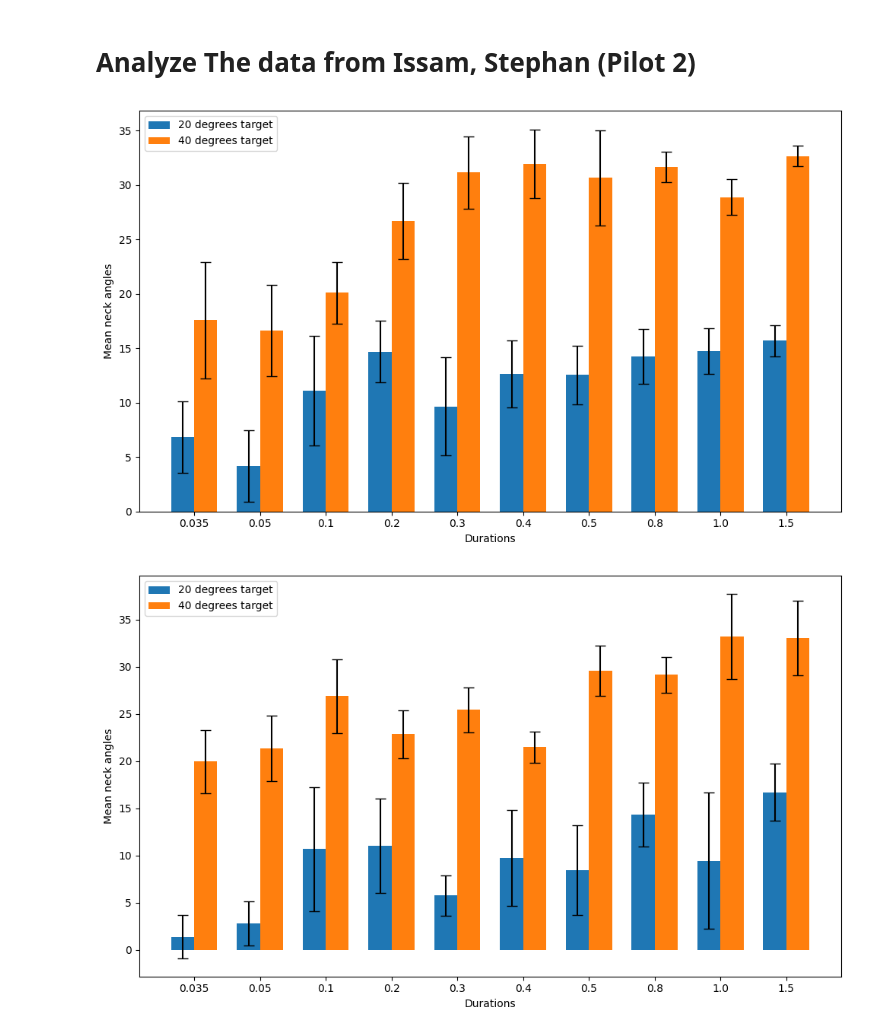
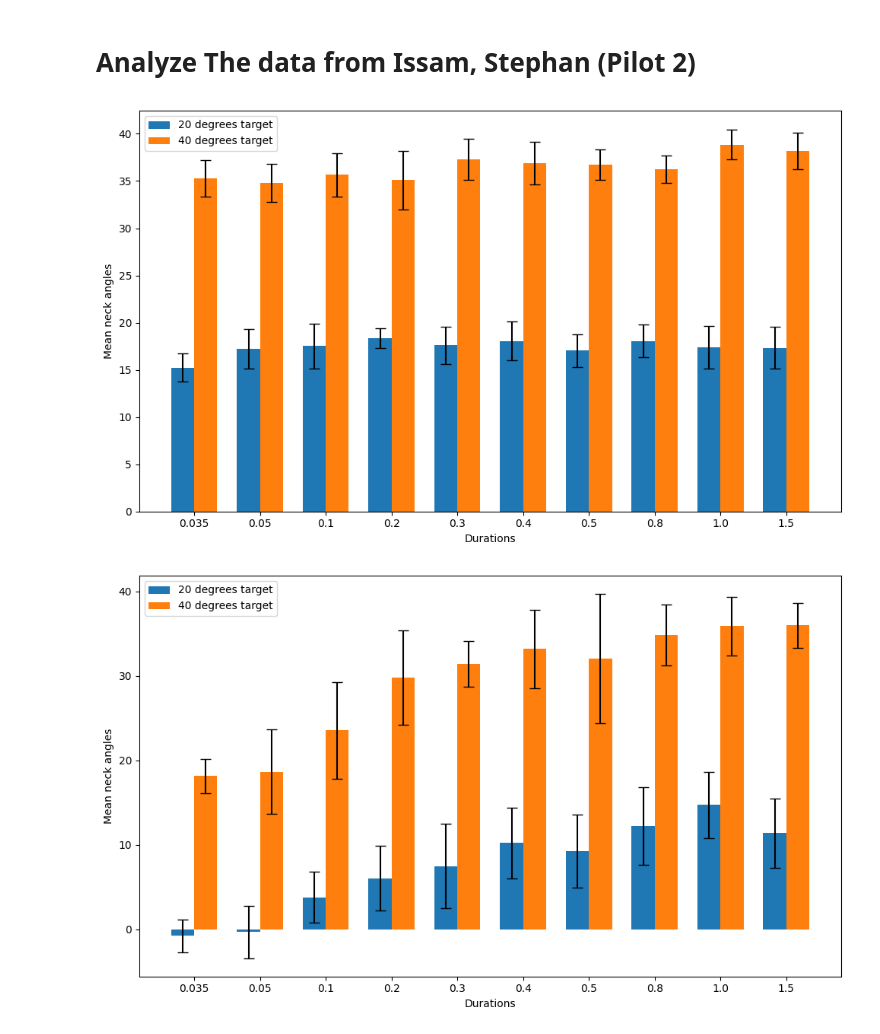
Before and after one commit to EvanSamaa/Gaze_project, a Jupyter notebook: prototypes/EYEIK_code/Analyze_repeated_angle_pilot.ipynb, the cells around one changed output. Cells and saved outputs as stored; diff of their text form; code cells hidden in the pictures.

```diff
--- a/prototypes/EYEIK_code/Analyze_repeated_angle_pilot.ipynb
+++ b/prototypes/EYEIK_code/Analyze_repeated_angle_pilot.ipynb
@@ -373,8 +373,14 @@ for cp in [0, 1]:
 # %% [markdown]
 # Analyze The data from Issam, Stephan (Pilot 2)
 # %%
-input_dirs = ["/Users/evanpan/Desktop/Experiment_related_files/recordings/TEST_REPEATED_CONTINIOUS_DWELL_PILOT_STEPHAN/collectedData",
-              "/Users/evanpan/Desktop/Experiment_related_files/recordings/TEST_REPEATED_CONTINIOUS_DWELL_PILOT_Issam/collectedData"]
+input_dirs = ["/Users/evanpan/Desktop/Experiment_related_files/recordings/TEST_REPEATED_CONTINIOUS_DWELL_PILOT_MENGFEI_RANDOM_ORDER/collectedData",
+              "/Users/evanpan/Desktop/Experiment_related_files/recordings/TEST_REPEATED_CONTINIOUS_DWELL_PILOT_WARREN_RANDOM_ORDER/collectedData",
+              "/Users/evanpan/Desktop/Experiment_related_files/recordings/TEST_REPEATED_CONTINIOUS_DWELL_PILOT_JOONHO_RANDOM_ORDER/collectedData"]
+            #   "/Users/evanpan/Desktop/Experiment_related_files/recordings/TEST_REPEATED_CONTINIOUS_DWELL_PILOT_STEPHAN/collectedData",
+            #   "/Users/evanpan/Desktop/Experiment_related_files/recordings/TEST_REPEATED_CONTINIOUS_DWELL_PILOT_Issam/collectedData",
+            #   "/Users/evanpan/Desktop/Experiment_related_files/recordings/TEST_REPEATED_CONTINIOUS_DWELL_PILOT_JM/collectedData",
+            #   "/Users/evanpan/Desktop/Experiment_related_files/recordings/TEST_REPEATED_CONTINIOUS_DWELL_PILOT_RYAN/collectedData"
+            #   ]
 # input_dirs = ["/Users/evanpan/Desktop/Experiment_related_files/recordings/TEST_DENSE_DISTRIBUTION_PILOT/collectedData"]
 all_eye_data = []
 all_head_data = []
@@ -382,7 +388,7 @@ all_target_data = []
 all_target_input = []
 for input_dir in input_dirs:
     dirs = os.listdir(input_dir)
-    recording_file_names = ['continiously_vary_pilot200']
+    recording_file_names = ['continiously_vary_pilot400_random_order']
     data_types = ["gaze_dir", "head_dir", "head_pos", "target_pos"]
     # get duration of each trial:
     total_length = 0
@@ -493,43 +499,81 @@ for cp in range(0, len(input_dirs)):
             try:
                 result_dict_angle_40[target_present_duration[i]].append(-head_fixation_angles[i])
             except:
                 result_dict_angle_40[target_present_duration[i]] = [-head_fixation_angles[i]]
 
     # plot the result as bargraphs
     durations = list(result_dict_angle_20.keys())
     durations.sort()
 
     # Get the unique durations from both dictionaries
     durations = sorted(set(result_dict_angle_20.keys()) | set(result_dict_angle_40.keys()))
 
     # Calculate means for each duration from both dictionaries
     means_dict1 = [np.mean(result_dict_angle_20[duration]) if duration in result_dict_angle_20 else 0 for duration in durations]
     means_dict2 = [np.mean(result_dict_angle_40[duration]) if duration in result_dict_angle_40 else 0 for duration in durations]
     stds_dict1 = [np.std(result_dict_angle_20[duration]) if duration in result_dict_angle_20 else 0 for duration in durations]
     stds_dict2 = [np.std(result_dict_angle_40[duration]) if duration in result_dict_angle_40 else 0 for duration in durations]
 
     # Define the width of the bars
     bar_width = 0.35
 
     # Calculate the x-positions for the bars
     x_dict1 = np.arange(len(durations))
     x_dict2 = x_dict1 + bar_width
 
+
+    plot_in_order = True
     # Plot the bar graphs
-    plt.figure(figsize=(10, 6))  # Adjust the figure size as needed
+    if plot_in_order:
+        plt.figure(figsize=(10, 6))  # Adjust the figure size as needed
 
-    # Plot bars for data_dict1
-    bars_dict1 = plt.bar(x_dict1, means_dict1, width=bar_width, label="20 degrees target", yerr=stds_dict1, capsize=5)
+        # Plot bars for data_dict1
+        bars_dict1 = plt.bar(x_dict1, means_dict1, width=bar_width, label="20 degrees target", yerr=stds_dict1, capsize=5)
 
-    # Plot bars for data_dict2
-    bars_dict2 = plt.bar(x_dict2, means_dict2, width=bar_width, label="40 degrees target", yerr=stds_dict2, capsize=5)
+        # Plot bars for data_dict2
+        bars_dict2 = plt.bar(x_dict2, means_dict2, width=bar_width, label="40 degrees target", yerr=stds_dict2, capsize=5)
 
-    plt.xticks(x_dict1 + bar_width / 2, durations)  # Set x-tick positions and labels
-    plt.xlabel('Durations')
-    plt.ylabel('Mean neck angles')
-    plt.legend()
-    plt.tight_layout()  # Ensure the labels fit within the figure
-    plt.show()
+        plt.xticks(x_dict1 + bar_width / 2, durations)  # Set x-tick positions and labels
+        plt.xlabel('Durations')
+        plt.ylabel('Mean neck angles')
+        plt.legend()
+        plt.tight_layout()  # Ensure the labels fit within the figure
+        plt.show()
+    else:
+         # Get the unique durations from both dictionaries
+        durations_pairs = [[0.035, 0.5], [0.05, 0.8], [0.1, 1.0], [0.2, 1.5], [0.3, 0.4]]
+        durations = []
+        for i in durations_pairs:
+            durations += i
+
+        # Calculate means for each duration from both dictionaries
+        means_dict1 = [np.mean(result_dict_angle_20[duration]) if duration in result_dict_angle_20 else 0 for duration in durations]
+        means_dict2 = [np.mean(result_dict_angle_40[duration]) if duration in result_dict_angle_40 else 0 for duration in durations]
+        stds_dict1 = [np.std(result_dict_angle_20[duration]) if duration in result_dict_angle_20 else 0 for duration in durations]
+        stds_dict2 = [np.std(result_dict_angle_40[duration]) if duration in result_dict_angle_40 else 0 for duration in durations]
+
+        # Define the width of the bars
+        bar_width = 0.35
+
+        # Calculate the x-positions for the bars
+        x_dict1 = np.arange(len(durations))
+        x_dict2 = x_dict1 + bar_width
+
+        # Plot the bar graphs
+        plt.figure(figsize=(10, 6))  # Adjust the figure size as needed
+
+        # Plot bars for data_dict1
+        bars_dict1 = plt.bar(x_dict1, means_dict1, width=bar_width, label="20 degrees target", yerr=stds_dict1, capsize=5)
+
+        # Plot bars for data_dict2
+        bars_dict2 = plt.bar(x_dict2, means_dict2, width=bar_width, label="40 degrees target", yerr=stds_dict2, capsize=5)
+
+        plt.xticks(x_dict1 + bar_width / 2, durations)  # Set x-tick positions and labels
+        plt.xlabel('Durations')
+        plt.ylabel('Mean neck angles')
+        plt.legend()
+        plt.tight_layout()  # Ensure the labels fit within the figure
+        plt.show()
 # %% [output]
-[figure, old version]
+[figure, new version]
-[figure, old version]
+[figure, new version]
```
Also changed, not shown: parts of 1 cell of this notebook, 3 other files.
